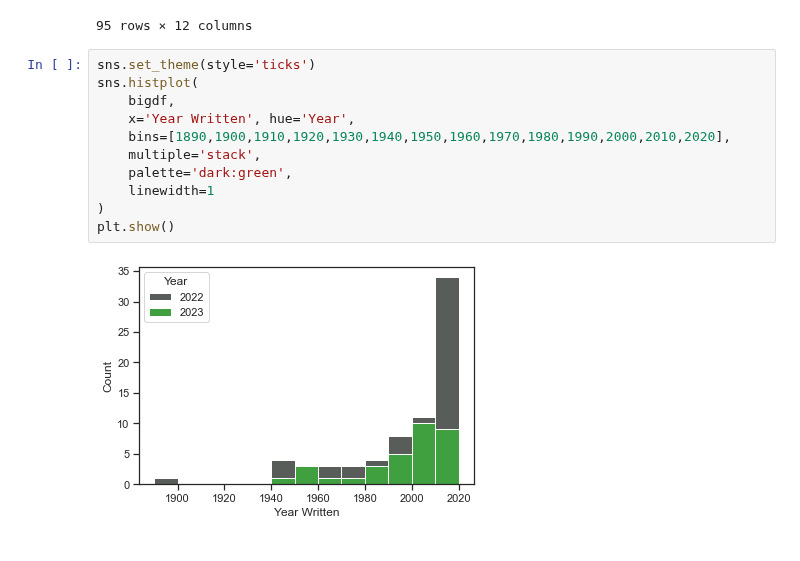
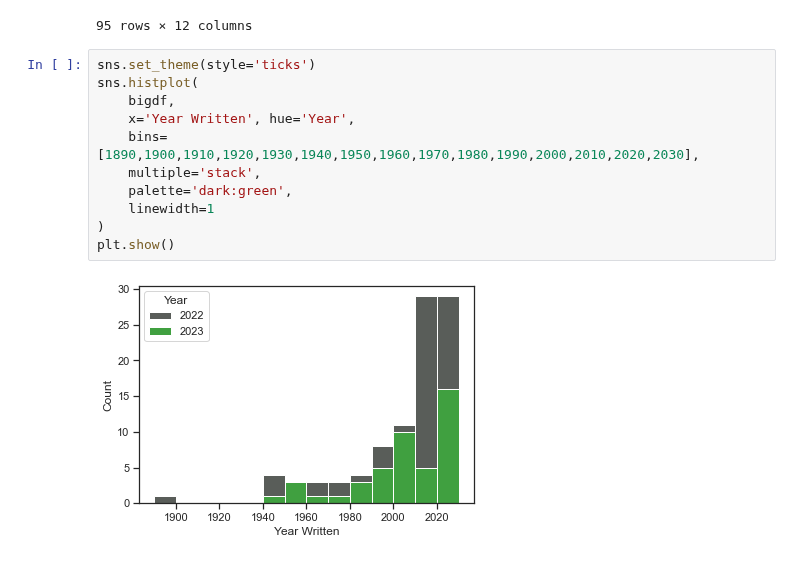
Before and after one commit to carey-james/Reading-List, a Jupyter notebook: stats/Viz.ipynb, the cells around one changed output. Cells and saved outputs as stored; diff of their text form.

```diff
--- a/stats/Viz.ipynb
+++ b/stats/Viz.ipynb
@@ -38,16 +38,16 @@ bigdf
 # %%
 sns.set_theme(style='ticks')
 sns.histplot(
     bigdf,
     x='Year Written', hue='Year',
-    bins=[1890,1900,1910,1920,1930,1940,1950,1960,1970,1980,1990,2000,2010,2020],
+    bins=[1890,1900,1910,1920,1930,1940,1950,1960,1970,1980,1990,2000,2010,2020,2030],
     multiple='stack',
     palette='dark:green',
     linewidth=1
 )
 plt.show()
 # %% [output]
-[figure, old version]
+[figure, new version]
 # %%
 sns.set_theme(style="white", rc={"axes.facecolor": (0, 0, 0, 0)})
 
```
Also changed, not shown: parts of 2 cells of this notebook.
